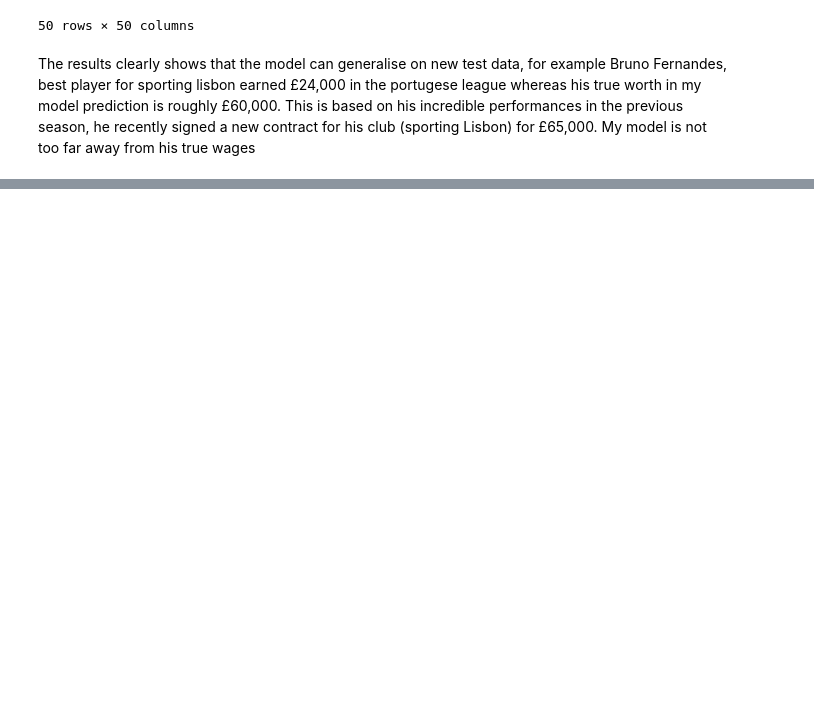
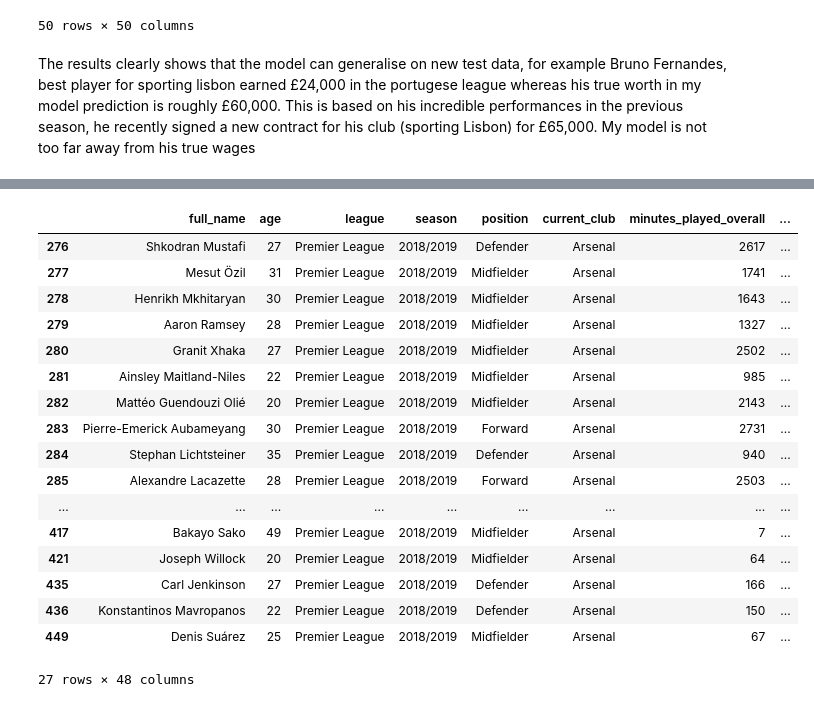
Before and after one commit to Abhiolar/Player-wages, a Jupyter notebook: FINAL NOTEBOOK.ipynb, the cells around one changed output, grey strips where cells are left out. Saved outputs shown, nothing was run; the diff lists cells and outputs as text; code cells hidden in the pictures; blank space fills up the shorter version.

```diff
--- a/FINAL NOTEBOOK.ipynb
+++ b/FINAL NOTEBOOK.ipynb
@@ -465,0 +514,21 @@ The results clearly shows that the model can generalise on new test data, for ex
+# %%
+players_data[players_data['current_club'] == "Arsenal"]
+# %% [output]
+|  | full_name | age | league | season | position | current_club | minutes_played_overall | ... |
+| 276 | Shkodran Mustafi | 27 | Premier League | 2018/2019 | Defender | Arsenal | 2617 | ... |
+| 277 | Mesut Özil | 31 | Premier League | 2018/2019 | Midfielder | Arsenal | 1741 | ... |
+| 278 | Henrikh Mkhitaryan | 30 | Premier League | 2018/2019 | Midfielder | Arsenal | 1643 | ... |
+| 279 | Aaron Ramsey | 28 | Premier League | 2018/2019 | Midfielder | Arsenal | 1327 | ... |
+| 280 | Granit Xhaka | 27 | Premier League | 2018/2019 | Midfielder | Arsenal | 2502 | ... |
+| 281 | Ainsley Maitland-Niles | 22 | Premier League | 2018/2019 | Midfielder | Arsenal | 985 | ... |
+| 282 | Mattéo Guendouzi Olié | 20 | Premier League | 2018/2019 | Midfielder | Arsenal | 2143 | ... |
+| 283 | Pierre-Emerick Aubameyang | 30 | Premier League | 2018/2019 | Forward | Arsenal | 2731 | ... |
+| 284 | Stephan Lichtsteiner | 35 | Premier League | 2018/2019 | Defender | Arsenal | 940 | ... |
+| 285 | Alexandre Lacazette | 28 | Premier League | 2018/2019 | Forward | Arsenal | 2503 | ... |
+| ... | ... | ... | ... | ... | ... | ... | ... | ... |
+| 417 | Bakayo Sako | 49 | Premier League | 2018/2019 | Midfielder | Arsenal | 7 | ... |
+| 421 | Joseph Willock | 20 | Premier League | 2018/2019 | Midfielder | Arsenal | 64 | ... |
+| 435 | Carl Jenkinson | 27 | Premier League | 2018/2019 | Defender | Arsenal | 166 | ... |
+| 436 | Konstantinos Mavropanos | 22 | Premier League | 2018/2019 | Defender | Arsenal | 150 | ... |
+| 449 | Denis Suárez | 25 | Premier League | 2018/2019 | Midfielder | Arsenal | 67 | ... |
+27 rows × 48 columns
```
Also changed, not shown: parts of 7 cells of this notebook, 4 other files.
